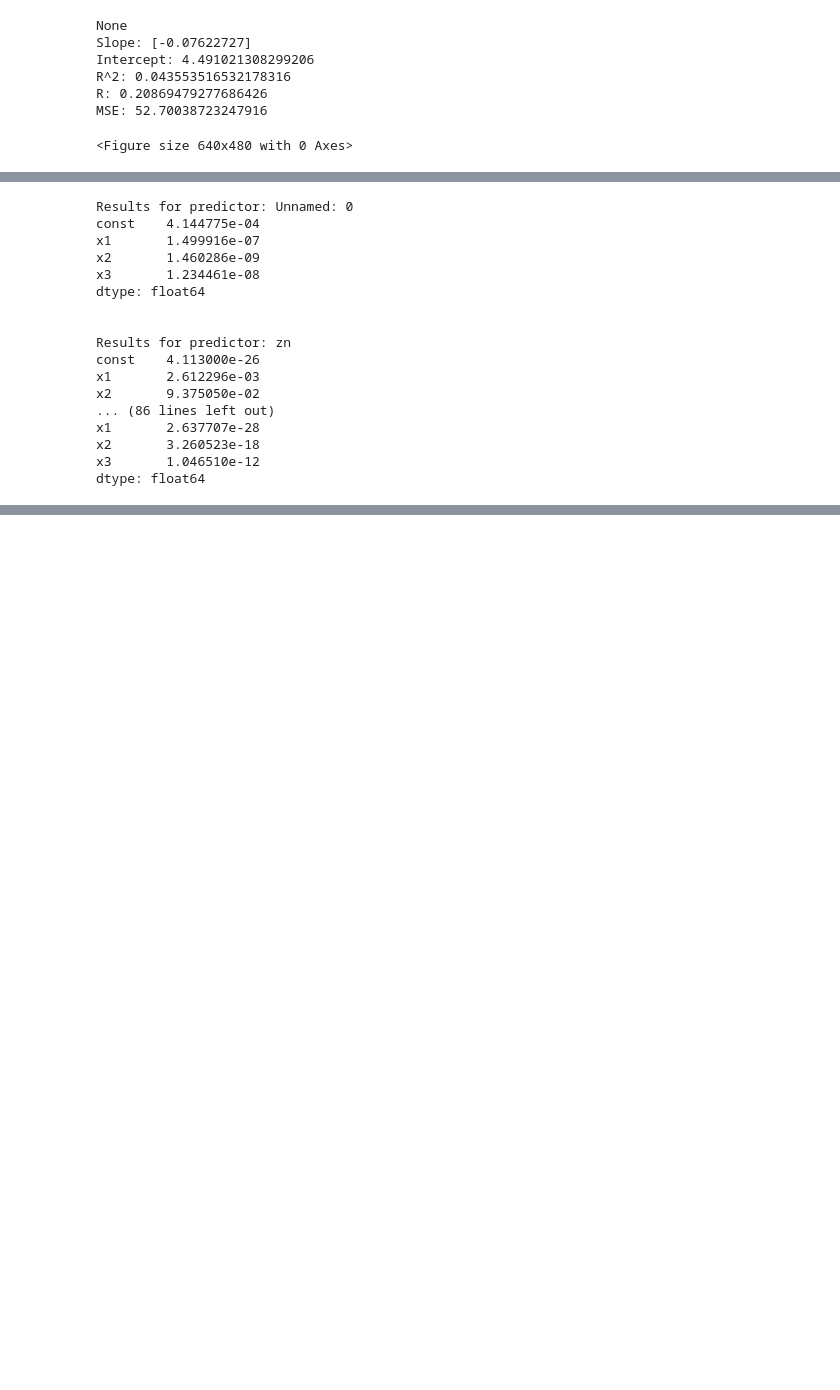
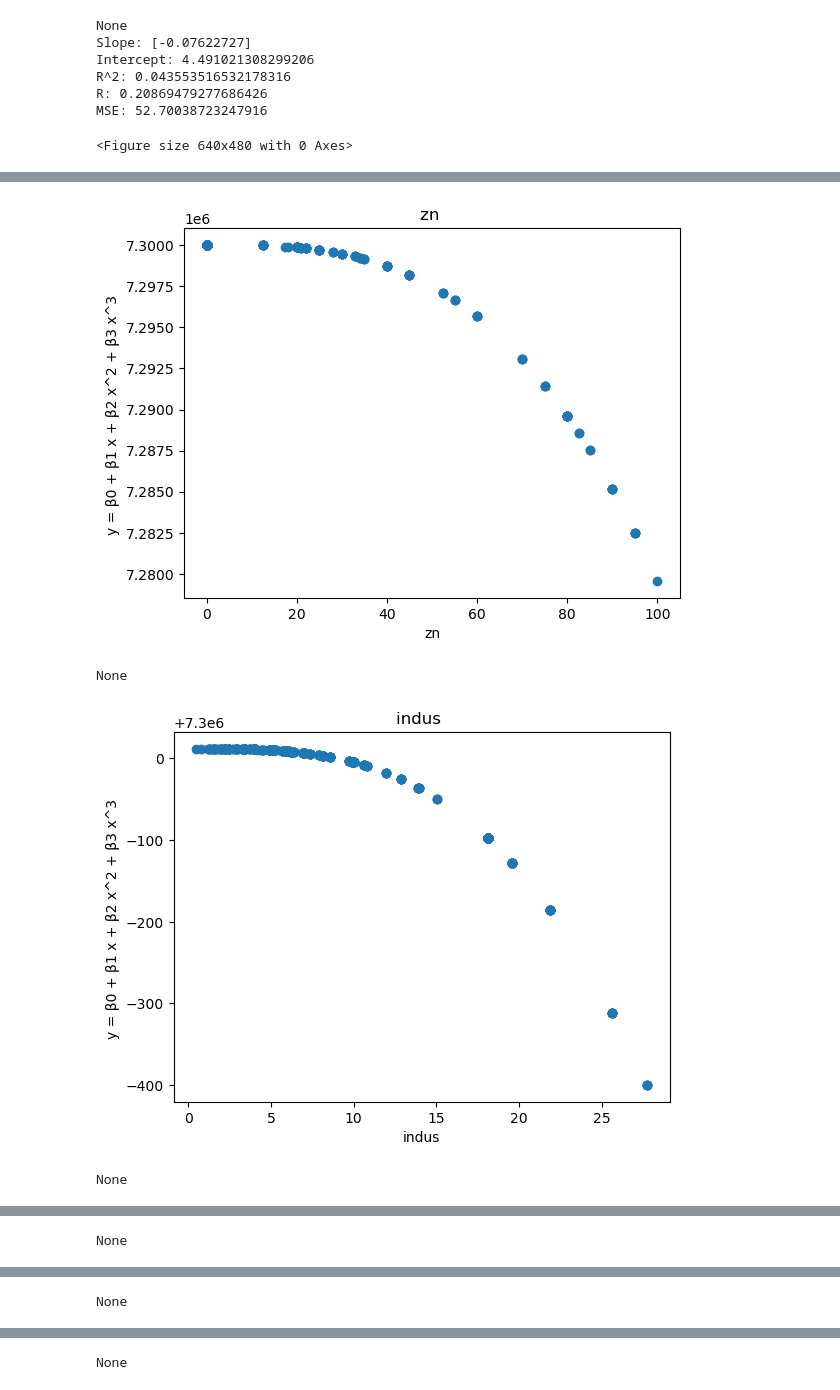
Before and after one commit to kaane5662/MLFinal, a Jupyter notebook: Untitled.ipynb, the cells around one changed output, grey strips where cells are left out. Cells and saved outputs as stored; diff of their text form; code cells hidden in the pictures; blank space fills up the shorter version.

```diff
--- a/Untitled.ipynb
+++ b/Untitled.ipynb
@@ -231,35 +170,23 @@ MSE: 25.39121849650267
+# %%
+def nonlinear_association(explanatories:list):
+    for explanatory in explanatories:
+        X = df[explanatory]
+        y = df["crim"]
+        plt.title(f"{explanatory} ")
+        plt.xlabel(explanatory)
+        # plt.ylabel("crim")
+        plt.ylabel("y = β0 + β1 x + β2 x^2 + β3 x^3 ")
+        X = X.to_numpy().reshape(-1,1)
+        y= (model.intercept_)+( X * multi_coefficients[0])+(X** 2 * multi_coefficients[1])+(X**3*multi_coefficients[2])
+        X_train, X_test, y_train, y_test = train_test_split(X, y, test_size=0.2, random_state=42)
+
+        plt.scatter(X,y)
+        print(plt.show())
 # %%
 # evidence of nonlinear association
-for col in X.columns:
-    x = X[col]
-
-    # Create polynomial features
-    x_squared = x ** 2
-    x_cubed = x ** 3
-    X_poly = sm.add_constant(np.column_stack((x, x_squared, x_cubed)))
-
-    # Fit the model
-    model = sm.OLS(y, X_poly).fit()
-
-    # Print results
-    print(f"Results for predictor: {col}")
-    print(model.pvalues)
-    print("\n")
+nonlinear_association(["zn","indus", "chas", "nox", "rm", "age","dis","rad","tax","ptratio","lstat","medv"])
 # %% [output]
+[figure, added]
-Results for predictor: Unnamed: 0
-const    4.144775e-04
-x1       1.499916e-07
-x2       1.460286e-09
-x3       1.234461e-08
-dtype: float64
-
-
-Results for predictor: zn
-const    4.113000e-26
-x1       2.612296e-03
-x2       9.375050e-02
-... (86 lines left out)
-x1       2.637707e-28
-x2       3.260523e-18
-x3       1.046510e-12
-dtype: float64
+None
+[figure, added]
+None
@@ -265,0 +194 @@ dtype: float64
+None
@@ -265,0 +196 @@ dtype: float64
+None
@@ -265,0 +198 @@ dtype: float64
+None
```
Also changed, not shown: parts of 5 cells of this notebook.
